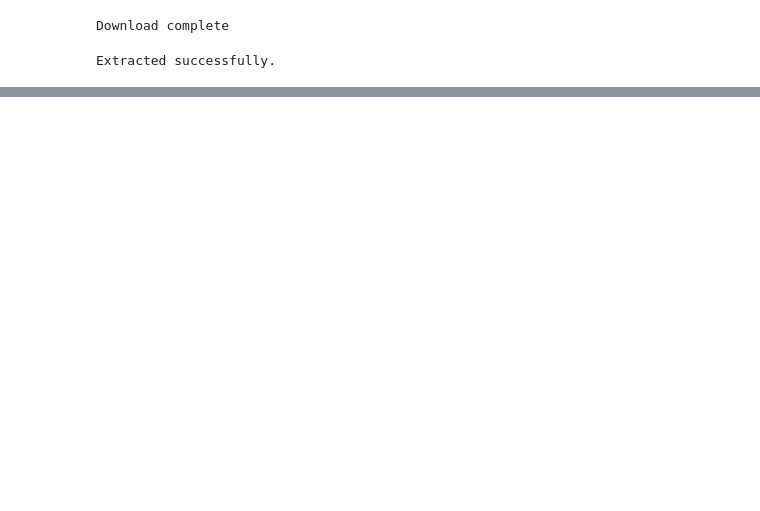
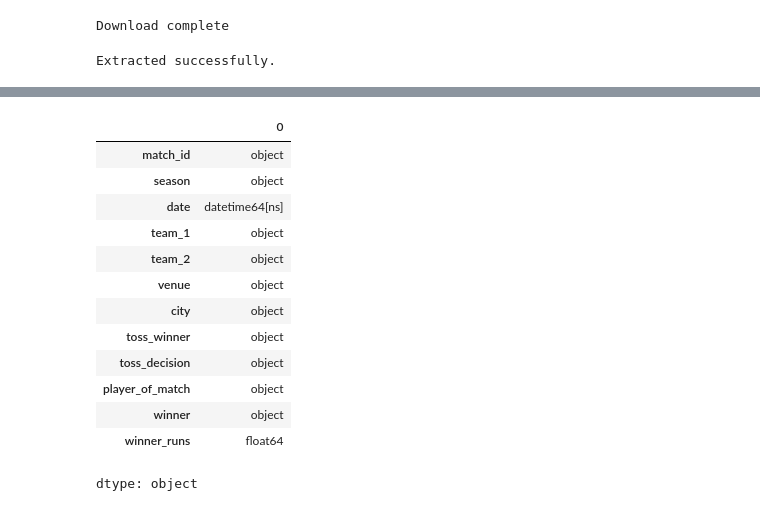
Before and after one commit to shubhampk37/data-analysis-practice, a Jupyter notebook: EDA/01_IPL/analysis.ipynb, the cells around one changed output, grey strips where cells are left out. Saved outputs shown, nothing was run; the diff lists cells and outputs as text; code cells hidden in the pictures; blank space fills up the shorter version.

```diff
--- a/EDA/01_IPL/analysis.ipynb
+++ b/EDA/01_IPL/analysis.ipynb
@@ -88,0 +233,20 @@ for row in rows:
+# %%
+df["date"] = pd.to_datetime(df["date"])
+df["winner_runs"] = pd.to_numeric(df["winner_runs"])
+
+df.dtypes
+# %% [output]
+|  | 0 |
+| match_id | object |
+| season | object |
+| date | datetime64[ns] |
+| team_1 | object |
+| team_2 | object |
+| venue | object |
+| city | object |
+| toss_winner | object |
+| toss_decision | object |
+| player_of_match | object |
+| winner | object |
+| winner_runs | float64 |
+dtype: object
```
Also changed, not shown: parts of 10 cells of this notebook.
